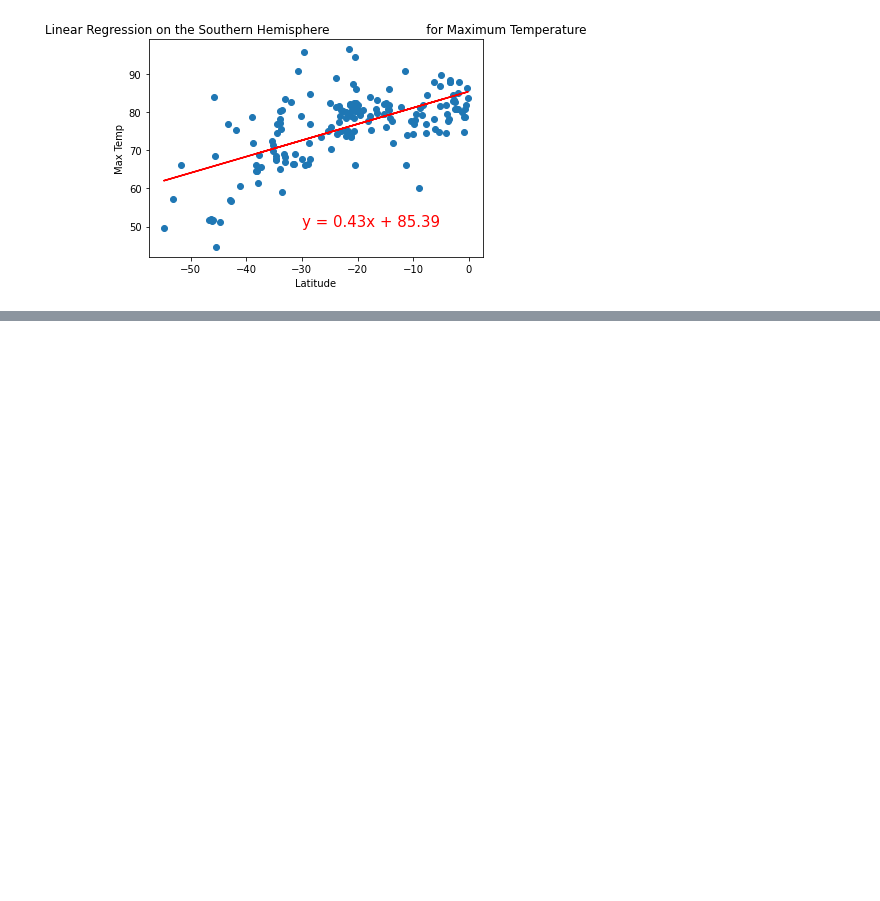
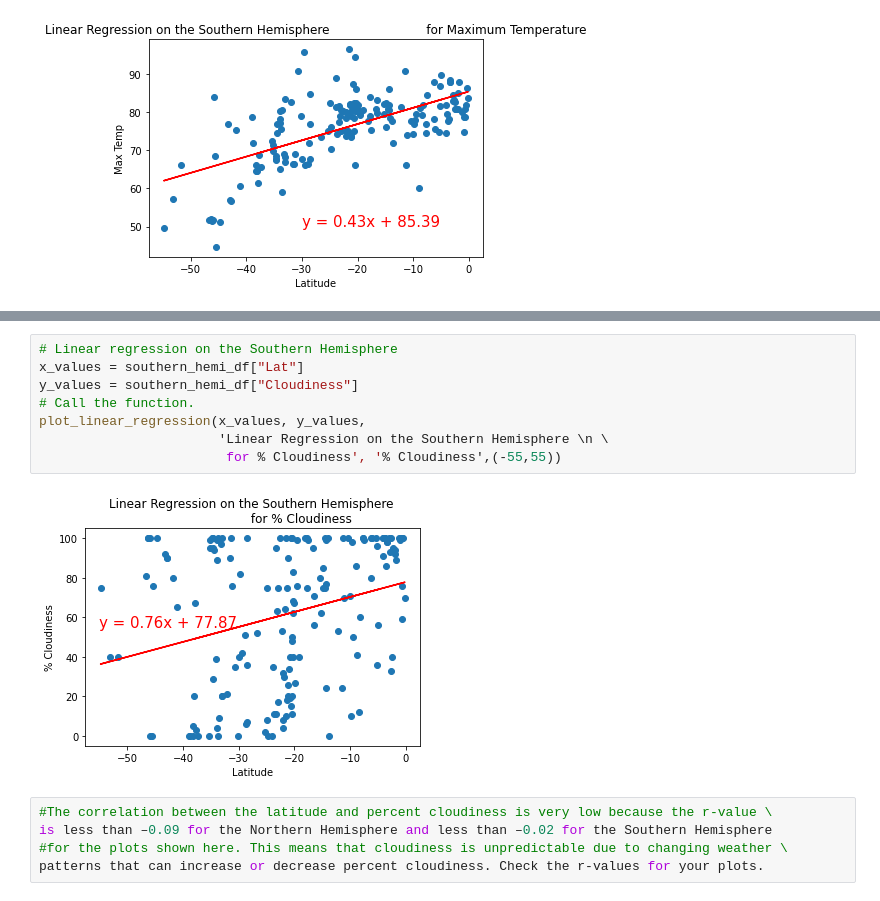
Before and after one commit to barharding/World_Weather_Analysis, a Jupyter notebook: WeatherPy.ipynb, the cells around one changed output, grey strips where cells are left out. Drawn from its saved outputs; the diff is of its cells as text; blank space fills up the shorter version.

```diff
--- a/WeatherPy.ipynb
+++ b/WeatherPy.ipynb
@@ -328,0 +359,15 @@ plot_linear_regression(x_values, y_values,
+# %%
+# Linear regression on the Southern Hemisphere
+x_values = southern_hemi_df["Lat"]
+y_values = southern_hemi_df["Cloudiness"]
+# Call the function.
+plot_linear_regression(x_values, y_values,
+                       'Linear Regression on the Southern Hemisphere \n \
+                        for % Cloudiness', '% Cloudiness',(-55,55))
+# %% [output]
+[figure, added]
+# %%
+#The correlation between the latitude and percent cloudiness is very low because the r-value \
+is less than –0.09 for the Northern Hemisphere and less than –0.02 for the Southern Hemisphere
+#for the plots shown here. This means that cloudiness is unpredictable due to changing weather \
+patterns that can increase or decrease percent cloudiness. Check the r-values for your plots.
```
Also changed, not shown: parts of 5 cells of this notebook.
